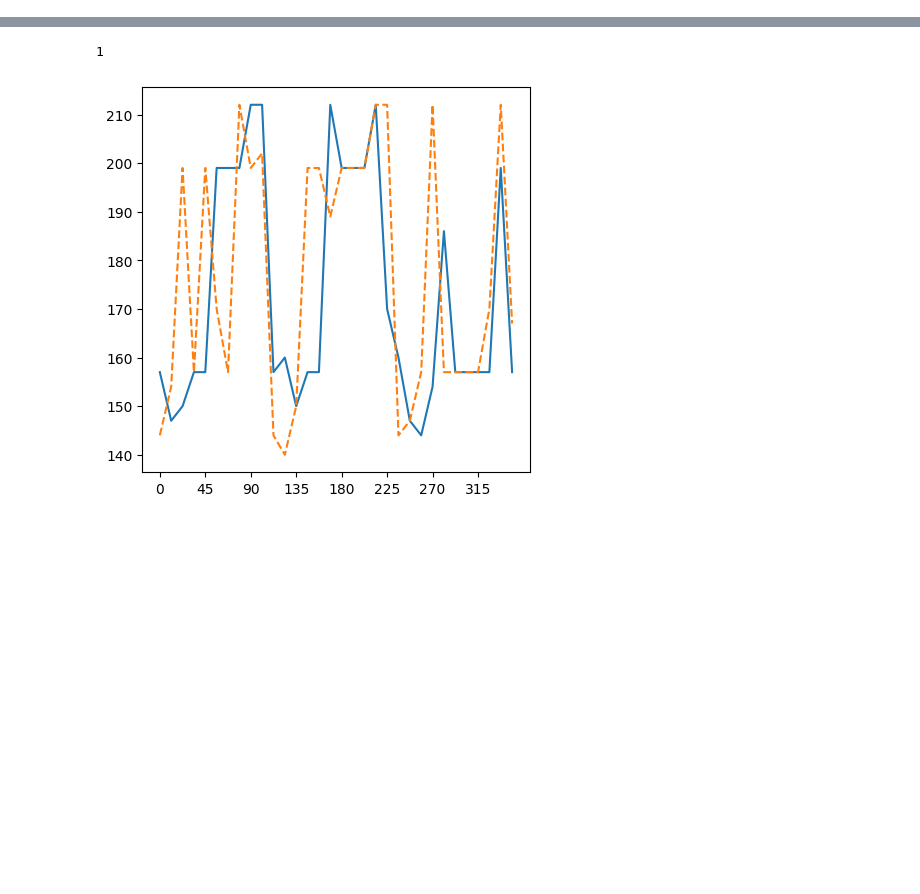
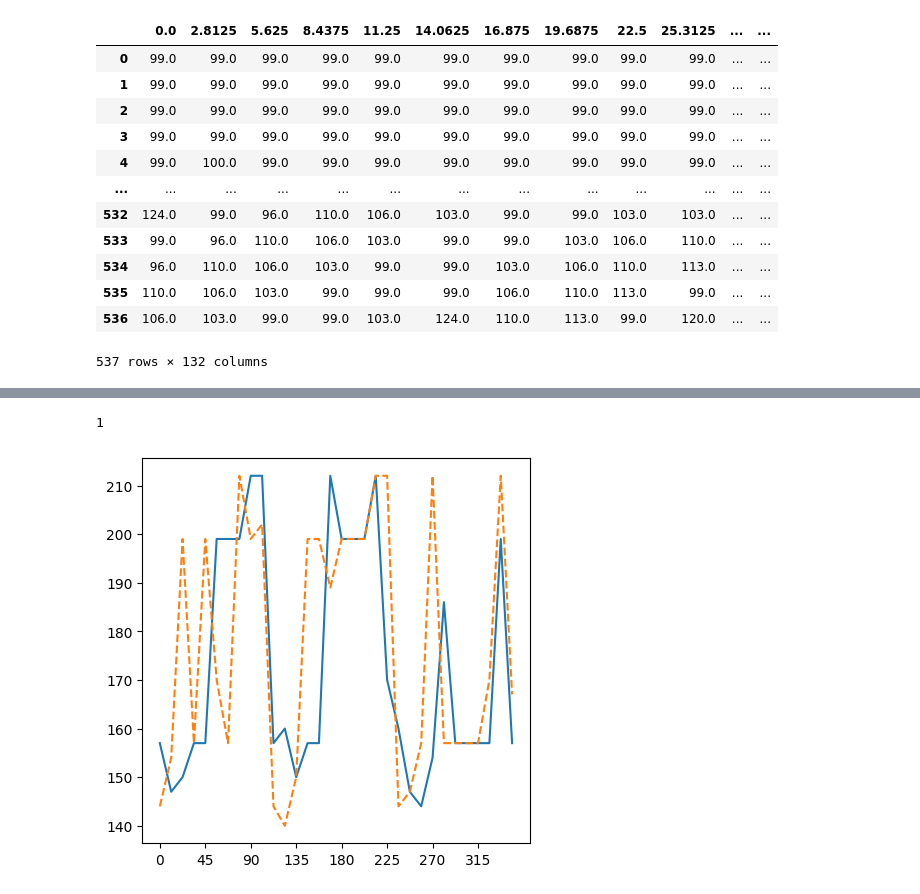
Before and after one commit to ricgoe/PyESP, a Jupyter notebook: faafo.ipynb, the cells around one changed output, grey strips where cells are left out. Drawn from its saved outputs; the diff is of its cells as text; code cells hidden in the pictures; blank space fills up the shorter version.

```diff
--- a/faafo.ipynb
+++ b/faafo.ipynb
@@ -33,0 +25,3 @@ dtype: int64
+# %%
+data_folder = os.path.join(os.getcwd(), 'Logs')
+files = os.listdir(data_folder)
@@ -33,0 +51,16 @@ dtype: int64
+# %%
+scan_df
+# %% [output]
+|  | 0.0 | 2.8125 | 5.625 | 8.4375 | 11.25 | 14.0625 | 16.875 | 19.6875 | 22.5 | 25.3125 | ... | ... |
+| 0 | 99.0 | 99.0 | 99.0 | 99.0 | 99.0 | 99.0 | 99.0 | 99.0 | 99.0 | 99.0 | ... | ... |
+| 1 | 99.0 | 99.0 | 99.0 | 99.0 | 99.0 | 99.0 | 99.0 | 99.0 | 99.0 | 99.0 | ... | ... |
+| 2 | 99.0 | 99.0 | 99.0 | 99.0 | 99.0 | 99.0 | 99.0 | 99.0 | 99.0 | 99.0 | ... | ... |
+| 3 | 99.0 | 99.0 | 99.0 | 99.0 | 99.0 | 99.0 | 99.0 | 99.0 | 99.0 | 99.0 | ... | ... |
+| 4 | 99.0 | 100.0 | 99.0 | 99.0 | 99.0 | 99.0 | 99.0 | 99.0 | 99.0 | 99.0 | ... | ... |
+| ... | ... | ... | ... | ... | ... | ... | ... | ... | ... | ... | ... | ... |
+| 532 | 124.0 | 99.0 | 96.0 | 110.0 | 106.0 | 103.0 | 99.0 | 99.0 | 103.0 | 103.0 | ... | ... |
+| 533 | 99.0 | 96.0 | 110.0 | 106.0 | 103.0 | 99.0 | 99.0 | 103.0 | 106.0 | 110.0 | ... | ... |
+| 534 | 96.0 | 110.0 | 106.0 | 103.0 | 99.0 | 99.0 | 103.0 | 106.0 | 110.0 | 113.0 | ... | ... |
+| 535 | 110.0 | 106.0 | 103.0 | 99.0 | 99.0 | 99.0 | 106.0 | 110.0 | 113.0 | 99.0 | ... | ... |
+| 536 | 106.0 | 103.0 | 99.0 | 99.0 | 103.0 | 124.0 | 110.0 | 113.0 | 99.0 | 120.0 | ... | ... |
+537 rows × 132 columns
```
Also changed, not shown: parts of 15 cells of this notebook, 4 other files.
